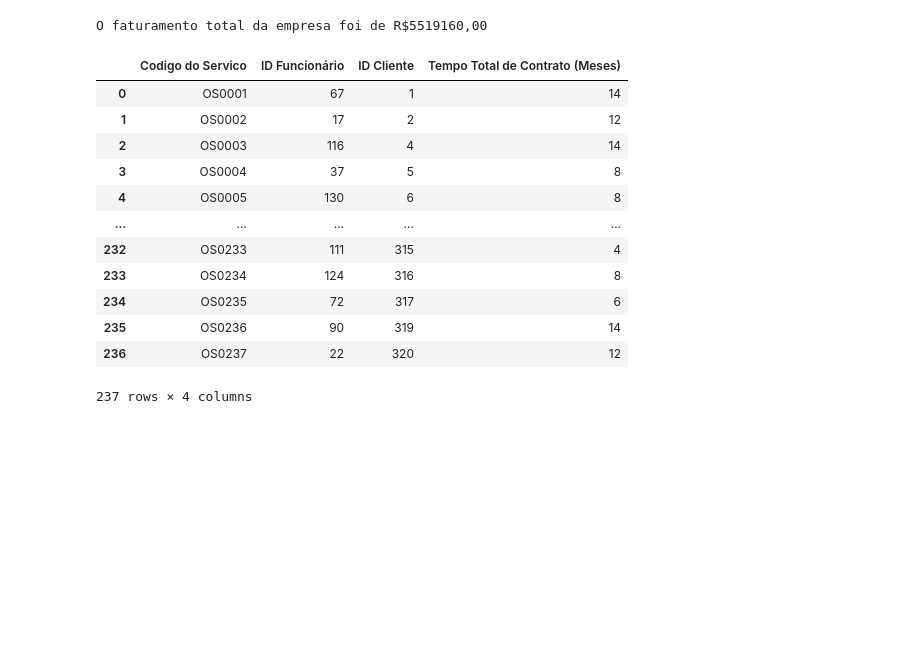
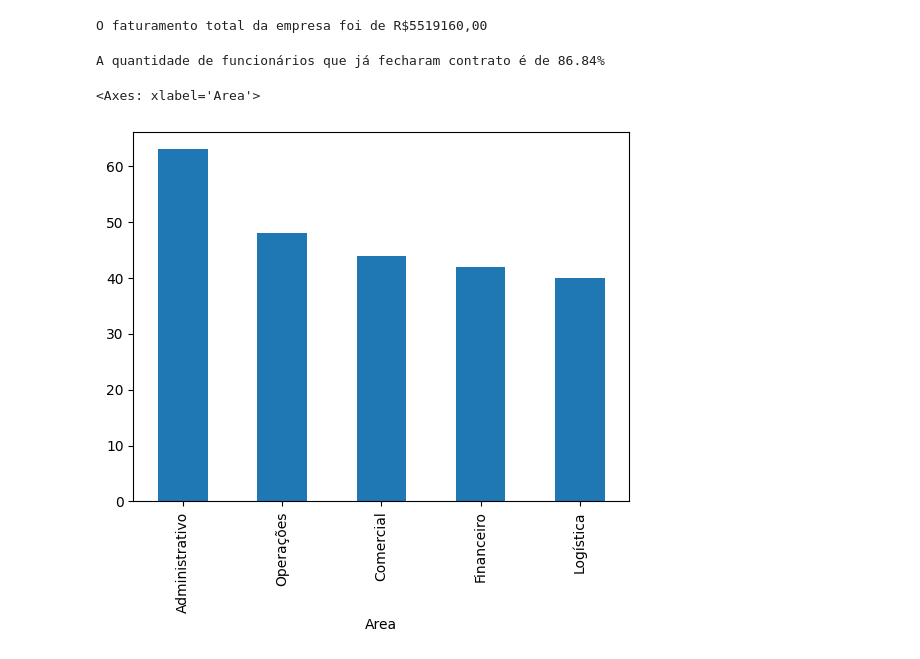
Before and after one commit to GuiAntoniacomi/Estudo_Python, a Jupyter notebook: Hashtag/python_impressionador/pandas/Exercício Desafio pandas - Mini Projeto Análise de Dados/18.13 Exercícios Pandas.ipynb, the cells around one changed output. Drawn from its saved outputs; the diff is of its cells as text; code cells hidden in the pictures; blank space fills up the shorter version.

```diff
--- a/Hashtag/python_impressionador/pandas/Exercício Desafio pandas - Mini Projeto Análise de Dados/18.13 Exercícios Pandas.ipynb
+++ b/Hashtag/python_impressionador/pandas/Exercício Desafio pandas - Mini Projeto Análise de Dados/18.13 Exercícios Pandas.ipynb
@@ -122,19 +122,20 @@ faturamento_total = sum(faturamento['Valor Total'])
 print(f'O faturamento total da empresa foi de R${faturamento_total},00')
 # %% [output]
 O faturamento total da empresa foi de R$5519160,00
-# %%
-servicos_prestados
-# %% [output]
-|  | Codigo do Servico | ID Funcionário | ID Cliente | Tempo Total de Contrato (Meses) |
-| 0 | OS0001 | 67 | 1 | 14 |
-| 1 | OS0002 | 17 | 2 | 12 |
-| 2 | OS0003 | 116 | 4 | 14 |
-| 3 | OS0004 | 37 | 5 | 8 |
-| 4 | OS0005 | 130 | 6 | 8 |
-| ... | ... | ... | ... | ... |
-| 232 | OS0233 | 111 | 315 | 4 |
-| 233 | OS0234 | 124 | 316 | 8 |
-| 234 | OS0235 | 72 | 317 | 6 |
-| 235 | OS0236 | 90 | 319 | 14 |
-| 236 | OS0237 | 22 | 320 | 12 |
-237 rows × 4 columns
+# %%
+porcentagem_funcionarios = len(qtde_funcionarios) / len(cadastro_funcionarios['ID Funcionário'])
+print(f'A quantidade de funcionários que já fecharam contrato é de {porcentagem_funcionarios:.2%}')
+# %% [output]
+A quantidade de funcionários que já fecharam contrato é de 86.84%
+# %%
+servicos_prestados = servicos_prestados[['ID Funcionário', 'ID Cliente']]
+servicos_prestados = servicos_prestados.merge(cadastro_funcionarios, on='ID Funcionário')
+servicos_prestados = servicos_prestados[['ID Funcionário', 'ID Cliente', 'Area' ]]
+contagem_area = servicos_prestados['Area'].value_counts()
+total_servicos = servicos_prestados.shape[0]
+representatividade = (contagem_area/total_servicos) * 100
+representatividade = representatividade.map(lambda x: f'{x:.2f}')
+contagem_area.plot(kind='bar')
+# %% [output]
+<Axes: xlabel='Area'>
+[figure, added]
```
Also changed, not shown: 32 other files.
